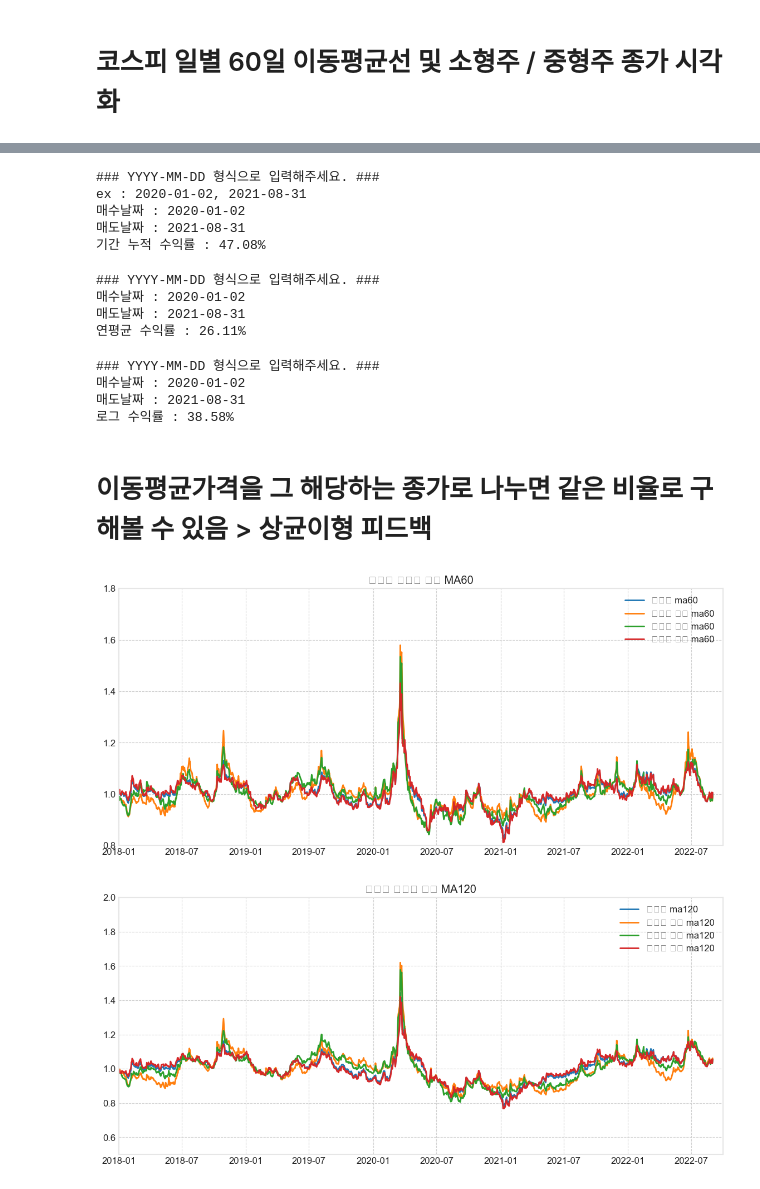
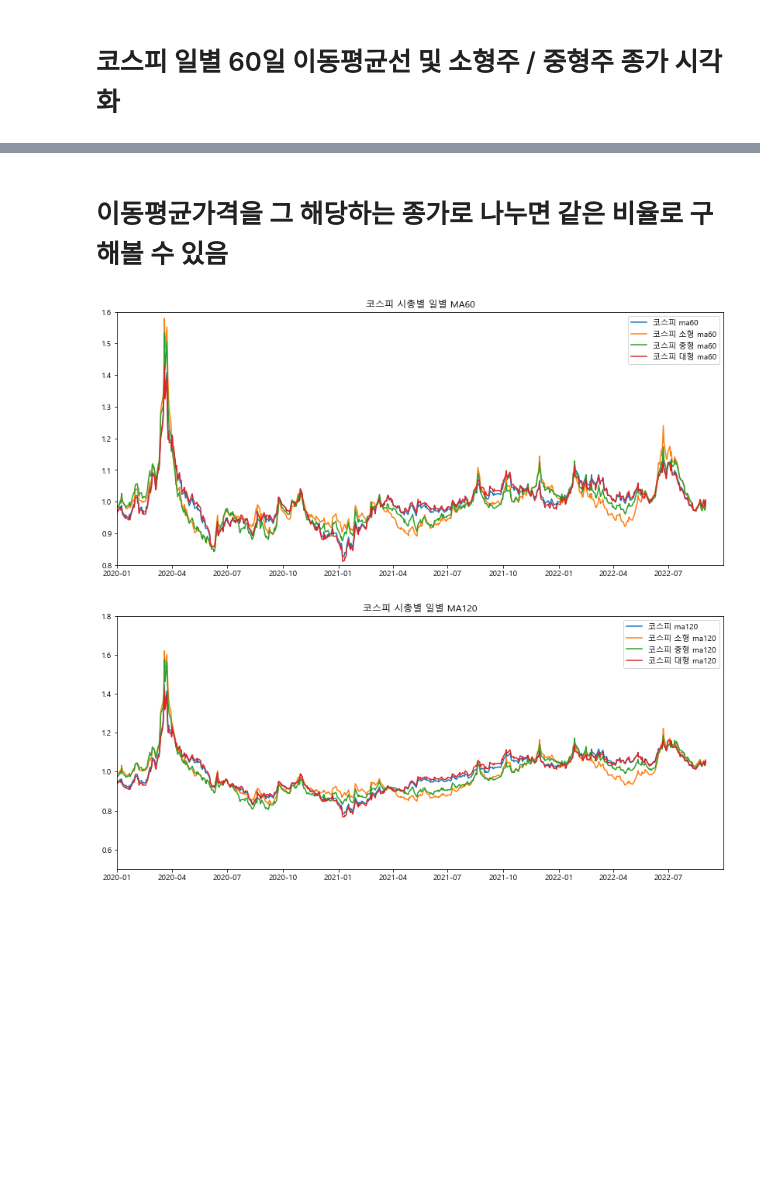
Before and after one commit to KB-IT-Academy-Team-4/eda-kospi, a Jupyter notebook: kospi_scale/kospi_scale_MA.ipynb, the cells around one changed output, grey strips where cells are left out. Drawn from its saved outputs; the diff is of its cells as text; code cells hidden in the pictures; blank space fills up the shorter version.

```diff
--- a/kospi_scale/kospi_scale_MA.ipynb
+++ b/kospi_scale/kospi_scale_MA.ipynb
@@ -11,9 +11,7 @@ from matplotlib import font_manager, rc
 from datetime import datetime
 from datetime import date
 
-font_name = font_manager.FontProperties(fname='C:\\Windows\\Fonts\\malgun.ttf').get_name()
-rc('font', family=font_name)
-
+plt.rcParams['font.family'] = 'Malgun Gothic'
 plt.rcParams['figure.figsize'] = (10, 6) # 그래프 크기 설정
 # %% [markdown]
 # stock module
@@ -223,8 +220,0 @@ def get_kospi_stack_yield(x):
-# %%
-get_kospi_stack_yield(df_scale_day_kospi)
-# %% [output]
-### YYYY-MM-DD 형식으로 입력해주세요. ###
-ex : 2020-01-02, 2021-08-31
-매수날짜 : 2020-01-02
-매도날짜 : 2021-08-31
-기간 누적 수익률 : 47.08%
@@ -246,8 +238,3 @@ def get_kospi_cagr(x):
 # %%
-get_kospi_cagr(df_scale_day_kospi)
+# get_kospi_cagr(df_scale_day_kospi)
-# %% [output]
-### YYYY-MM-DD 형식으로 입력해주세요. ###
-매수날짜 : 2020-01-02
-매도날짜 : 2021-08-31
-연평균 수익률 : 26.11%
 # %%
@@ -264,33 +251,27 @@ def get_kospi_log_yield(x):
 # %%
-get_kospi_log_yield(df_scale_day_kospi)
+# get_kospi_log_yield(df_scale_day_kospi)
-# %% [output]
-### YYYY-MM-DD 형식으로 입력해주세요. ###
-매수날짜 : 2020-01-02
-매도날짜 : 2021-08-31
-로그 수익률 : 38.58%
 # %% [markdown]
-# 이동평균가격을 그 해당하는 종가로 나누면 같은 비율로 구해볼 수 있음 > 상균이형 피드백
+# 이동평균가격을 그 해당하는 종가로 나누면 같은 비율로 구해볼 수 있음
 # %%
 # MA_sep 사용했기 때문에 1 값에서 진동함
 
 fig = plt.figure(figsize=(14, 6))
 ax = fig.add_subplot(1, 1, 1)
 
 ax.plot(df_scale_day_kospi["MA60_sep"], label='코스피 ma60')
 ax.plot(df_scale_day_small["MA60_sep"], label='코스피 소형 ma60')
 ax.plot(df_scale_day_medium["MA60_sep"], label='코스피 중형 ma60')
 ax.plot(df_scale_day_large["MA60_sep"], label='코스피 대형 ma60')
 
 ax.legend(loc='best')
 plt.title('코스피 시총별 일별 MA60')
-# 구간별로 쪼개서 보여줘야 할듯..
-my_date_start = date(2018, 1, 1)
+my_date_start = date(2020, 1, 1)
 my_date_end = date(2022, 9, 30)
 plt.xlim([my_date_start, my_date_end])
-plt.ylim(0.8, 1.8)
+plt.ylim(0.8, 1.6)
 plt.show()
 # %% [output]
-[figure, old version]
+[figure, new version]
 # %%
 # MA_sep 사용했기 때문에 1 값에서 진동함
 
@@ -304,14 +285,13 @@ ax.plot(df_scale_day_large["MA120_sep"], label='코스피 대형 ma120')
 
 ax.legend(loc='best')
 plt.title('코스피 시총별 일별 MA120')
-# 구간별로 쪼개서 보여줘야 할듯..
-my_date_start = date(2018, 1, 1)
+my_date_start = date(2020, 1, 1)
 my_date_end = date(2022, 9, 30)
 plt.xlim([my_date_start, my_date_end])
-plt.ylim(0.5, 2)
+plt.ylim(0.5, 1.8)
 plt.show()
 # %% [output]
-[figure, old version]
+[figure, new version]
 # %%
 # MA_sep 사용했기 때문에 1 값에서 진동함
 
```
Also changed, not shown: parts of 10 cells of this notebook.
